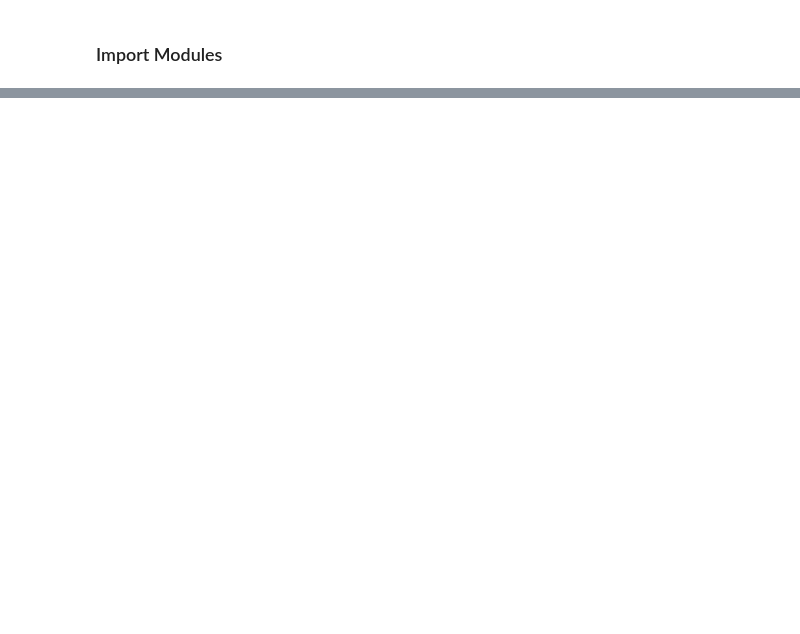
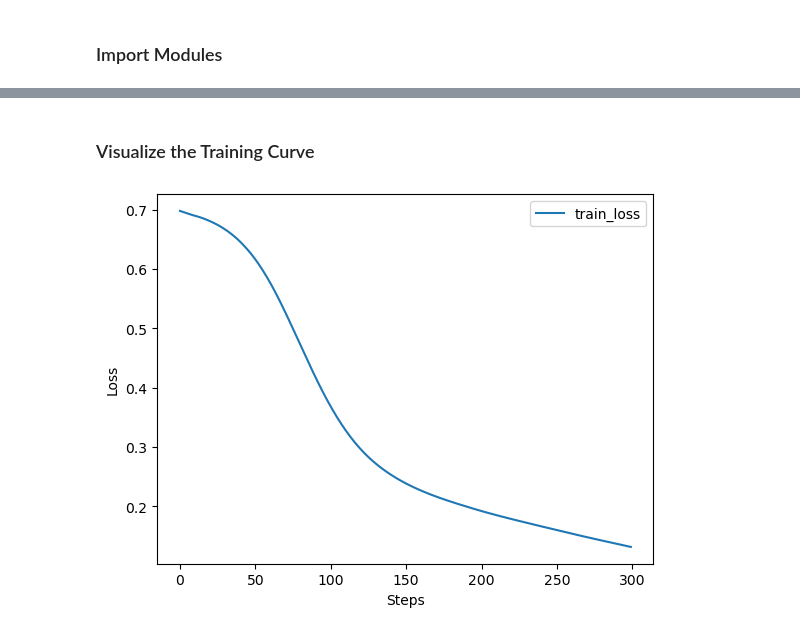
Before and after one commit to leonrenn/AWKWARD-TO-NN, a Jupyter notebook: main.ipynb, the cells around one changed output, grey strips where cells are left out. Saved outputs shown, nothing was run; the diff lists cells and outputs as text; code cells hidden in the pictures; blank space fills up the shorter version.

Commit message:
Trained classifier on pMSSM point.

```diff
--- a/main.ipynb
+++ b/main.ipynb
@@ -149,0 +73,3 @@ sr_acc_rej(path="data/100293/")
+# %%
+df_complete, srs_values = parameterize_df_with_sel_events(df=df,
+                                sample_indices=sample_indices)
@@ -149,0 +104,23 @@ sr_acc_rej(path="data/100293/")
+# %%
+# initialize the dimensions
+input_dim = dataset[0][0].shape[1]
+output_dim = 1
+hidden_dim = 10
+
+# initialize the model
+model = MLP_classifier(input_dim=input_dim,
+                        hidden_dim=hidden_dim,
+                        output_dim=output_dim,
+                        output_method="classifier")
+
+# initialize the trainer
+trainer = pl.Trainer(max_epochs=2,
+                    enable_progress_bar=True,
+                    callbacks=[EarlyStopping(monitor='val_loss', patience=3, mode='min')])
+trainer.fit(model,
+            train_dataloaders=train_dataloader,
+            val_dataloaders=val_dataloader)
+
+# save the model
+torch.save(model.state_dict(),
+           "trained_models/model.pt")
@@ -149,0 +158,6 @@ sr_acc_rej(path="data/100293/")
+# %% [markdown]
+### Visualize the Training Curve
+# %%
+plot_loss_curve(model=model)
+# %% [output]
+[figure, added]
```
Also changed, not shown: parts of 26 cells of this notebook, 6 other files.
